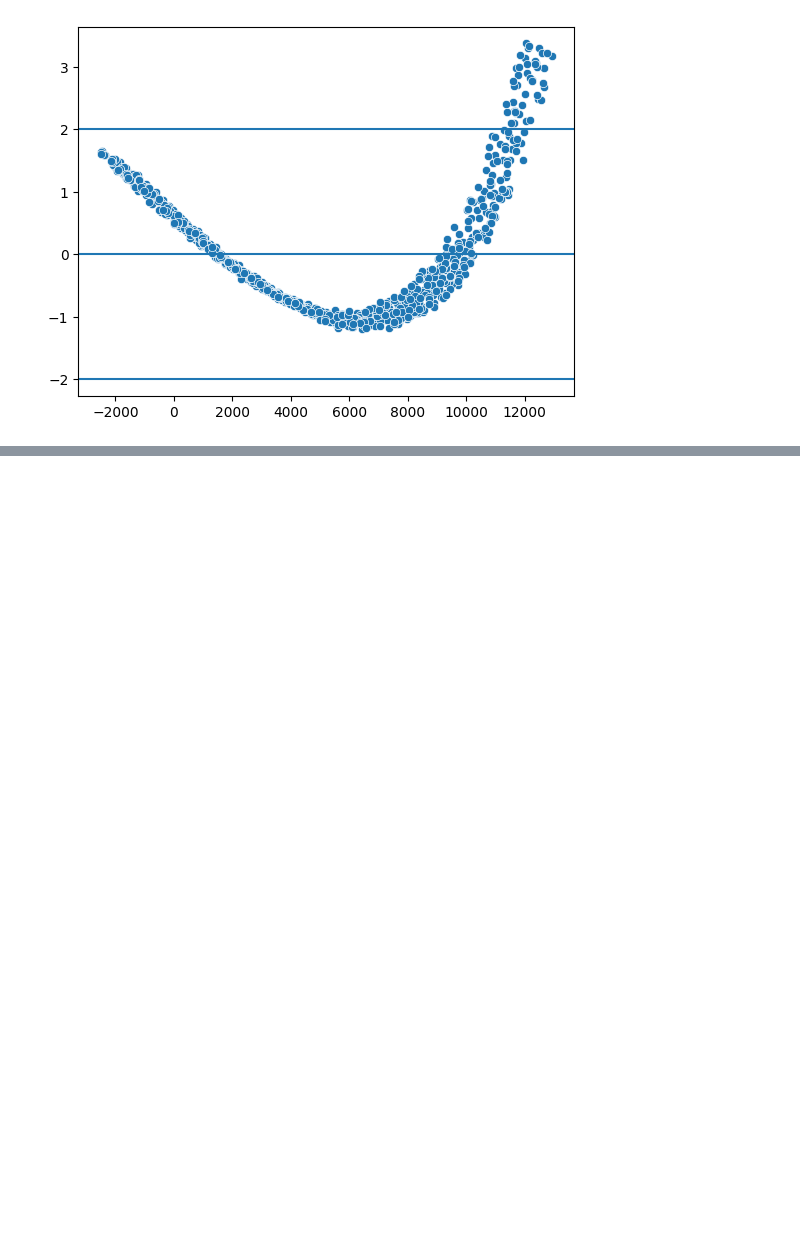
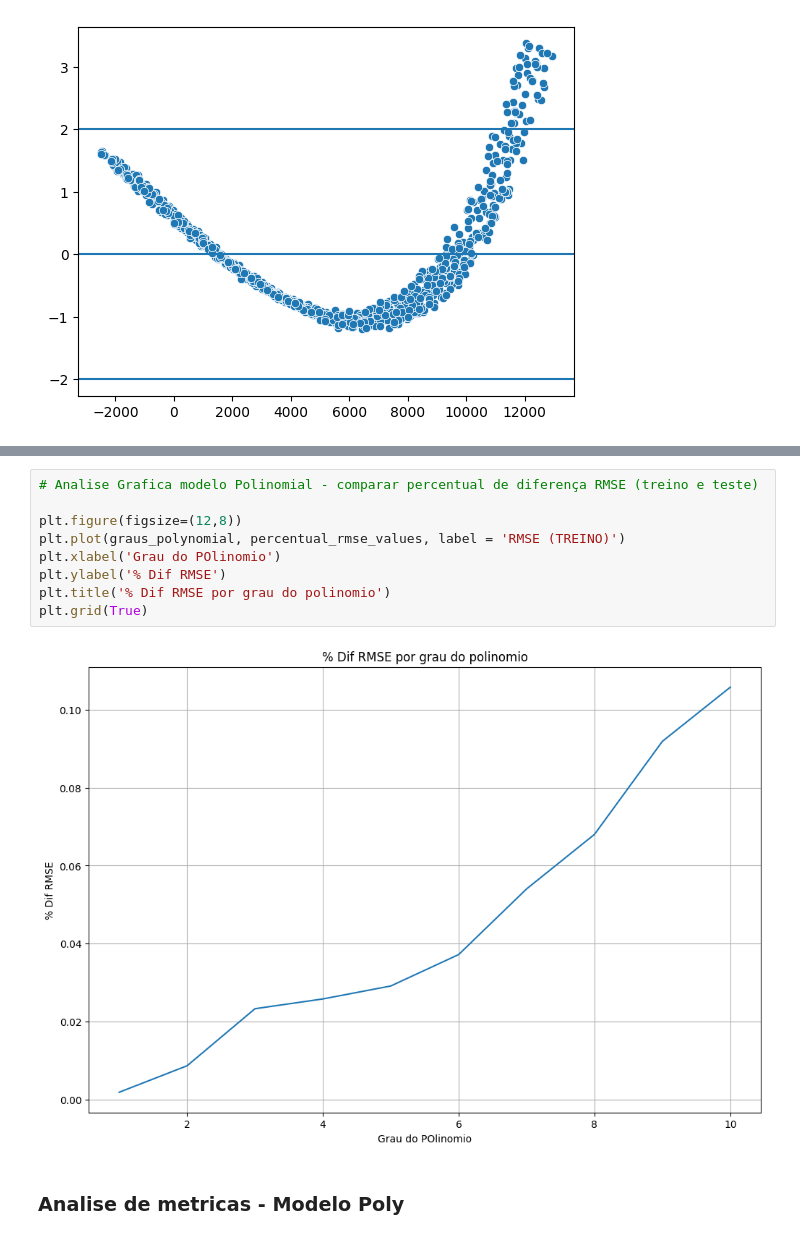
Before and after one commit to lilkirito22/aprendizado_machine_learning, a Jupyter notebook: Regressao_Polinomial/modelo_salario.ipynb, the cells around one changed output, grey strips where cells are left out. Cells and saved outputs as stored; diff of their text form; blank space fills up the shorter version.

```diff
--- a/Regressao_Polinomial/modelo_salario.ipynb
+++ b/Regressao_Polinomial/modelo_salario.ipynb
@@ -299,0 +458,13 @@ plt.axhline(y=2)
+# %%
+# Analise Grafica modelo Polinomial - comparar percentual de diferença RMSE (treino e teste)
+
+plt.figure(figsize=(12,8))
+plt.plot(graus_polynomial, percentual_rmse_values, label = 'RMSE (TREINO)')
+plt.xlabel('Grau do POlinomio')
+plt.ylabel('% Dif RMSE')
+plt.title('% Dif RMSE por grau do polinomio')
+plt.grid(True)
+# %% [output]
+[figure, added]
+# %% [markdown]
+### Analise de metricas - Modelo Poly
```
Also changed, not shown: parts of 18 cells of this notebook.
